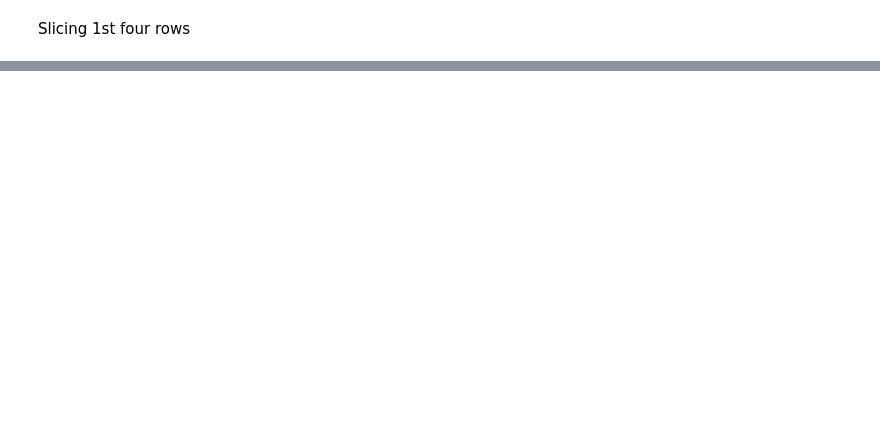
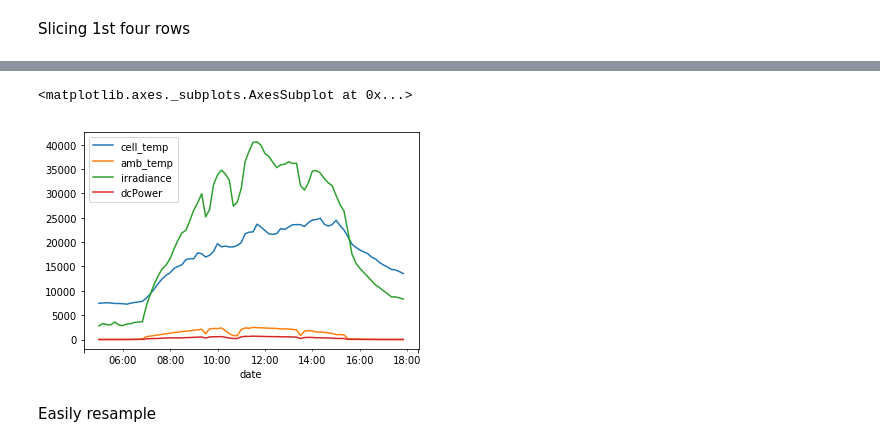
Before and after one commit to tcapelle/python_ines, a Jupyter notebook: Intro.ipynb, the cells around one changed output, grey strips where cells are left out. Drawn from its saved outputs; the diff is of its cells as text; code cells hidden in the pictures; blank space fills up the shorter version.

```diff
--- a/Intro.ipynb
+++ b/Intro.ipynb
@@ -105,0 +283,2 @@ array([[ 0,  1,  2,  3,  4,  5,  6,  7,  8,  9, 10, 11, 12, 13, 14, 15, 16, 17,
+# %%
+data_df = pd.read_csv('data.csv', index_col='date', parse_dates=True)
@@ -105,0 +332,7 @@ array([[ 0,  1,  2,  3,  4,  5,  6,  7,  8,  9, 10, 11, 12, 13, 14, 15, 16, 17,
+# %%
+data_df['05h 13-Oct-2017': '17h 13-Oct-2017'].plot()
+# %% [output]
+<matplotlib.axes._subplots.AxesSubplot at 0x...>
+[figure, added]
+# %% [markdown]
+Easily resample
```
Also changed, not shown: parts of 68 cells of this notebook, 1 other file.
